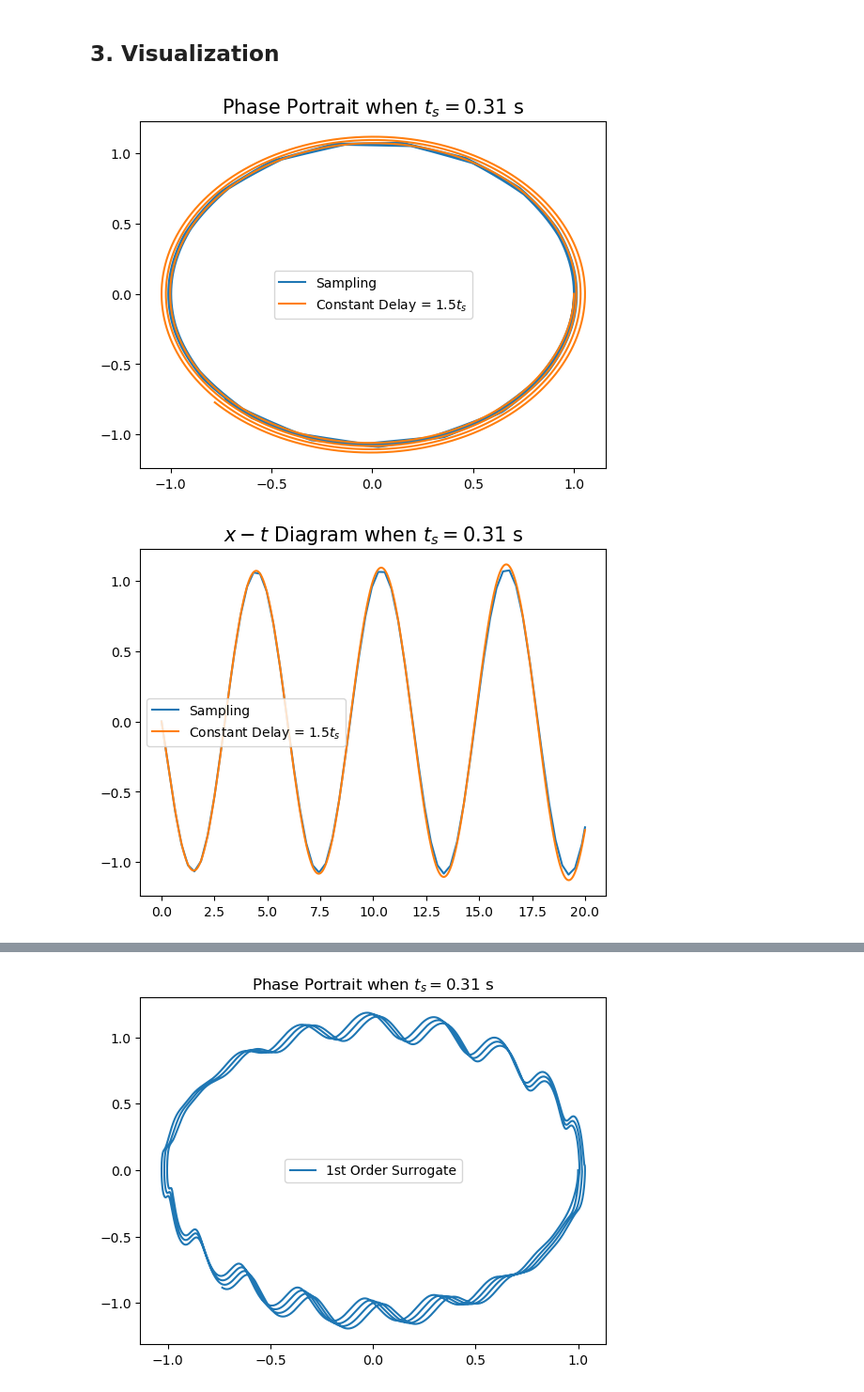
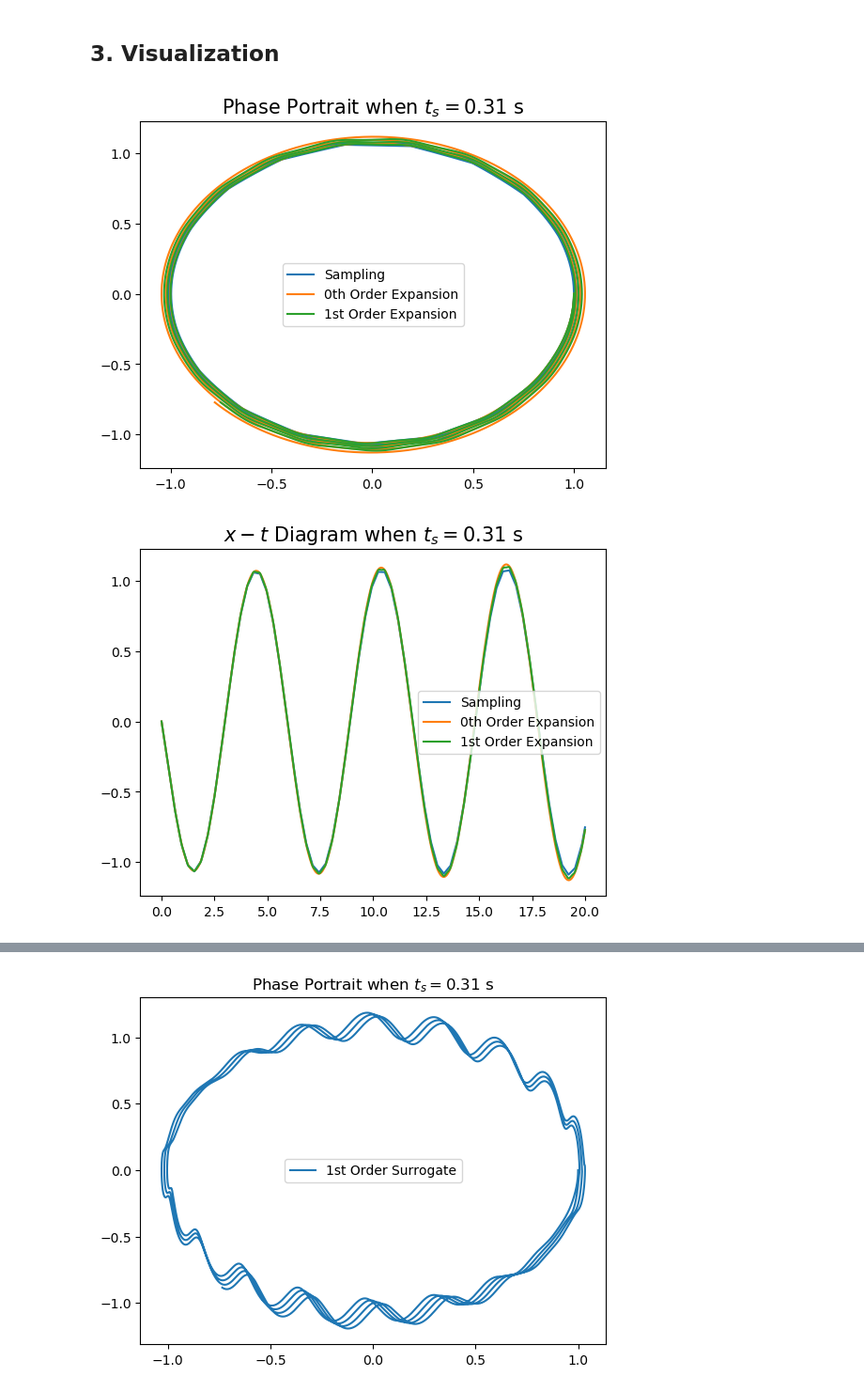
Before and after one commit to CTCingithub/HybridSysTest, a Jupyter notebook: 00Linear/Comparison.ipynb, the cells around one changed output, grey strips where cells are left out. Shown at 94% size. Cells and saved outputs as stored; diff of their text form; code cells hidden in the pictures.

```diff
--- a/00Linear/Comparison.ipynb
+++ b/00Linear/Comparison.ipynb
@@ -39,19 +39,13 @@ SamplingTime = 0.31
 SimulationTime = 20
 
 Data_Sampling = pyxpp.run(SamplingSys, ts=SamplingTime, total=SimulationTime)
+Data_ApproxOrder0 = pyxpp.run(
+    ConstantDelaySys, ts=1.5 * SamplingTime, total=SimulationTime
+)
 Data_ApproxOrder1 = pyxpp.run(Approx_Order1, ts=SamplingTime, total=SimulationTime)
 Data_SurrogateOrder1 = pyxpp.run(
     Surrogate_Order1, epsilon=1, ts=SamplingTime, total=SimulationTime
 )
-Data_Constant_1_DelaySys = pyxpp.run(
-    ConstantDelaySys, ts=SamplingTime, total=SimulationTime
-)
-Data_Constant_1DOT5_DelaySys = pyxpp.run(
-    ConstantDelaySys, ts=1.5 * SamplingTime, total=SimulationTime
-)
-Data_Constant_2_DelaySys = pyxpp.run(
-    ConstantDelaySys, ts=2 * SamplingTime, total=SimulationTime
-)
 # %% [output]
 Illegal character \
 Illegal character \
@@ -64,27 +58,29 @@ Illegal character \
 # %%
 plt.plot(Data_Sampling[:, 1], Data_Sampling[:, 2], label="Sampling")
 plt.plot(
-    Data_Constant_1DOT5_DelaySys[:, 1],
-    Data_Constant_1DOT5_DelaySys[:, 2],
-    label="Constant Delay = " + r"$1.5 t_{s}$",
+    Data_ApproxOrder0[:, 1],
+    Data_ApproxOrder0[:, 2],
+    label="0th Order Expansion",
 )
+plt.plot(Data_ApproxOrder1[:, 1], Data_ApproxOrder1[:, 2], label="1st Order Expansion")
 plt.title(
     "Phase Portrait when " + r"$t_{s} = $" + str(SamplingTime) + " s", fontsize=15
 )
 plt.legend()
 plt.show()
 
 plt.plot(Data_Sampling[:, 0], Data_Sampling[:, 2], label="Sampling")
 plt.plot(
-    Data_Constant_1DOT5_DelaySys[:, 0],
-    Data_Constant_1DOT5_DelaySys[:, 2],
-    label="Constant Delay = " + r"$1.5 t_{s}$",
+    Data_ApproxOrder0[:, 0],
+    Data_ApproxOrder0[:, 2],
+    label="0th Order Expansion",
 )
+plt.plot(Data_ApproxOrder1[:, 0], Data_ApproxOrder1[:, 2], label="1st Order Expansion")
 plt.title(
     r"$x-t$" + " Diagram when " + r"$t_{s} = $" + str(SamplingTime) + " s", fontsize=15
 )
 plt.legend()
 plt.show()
 # %% [output]
-[figure, old version]
+[figure, new version]
-[figure, old version]
+[figure, new version]
```
Also changed, not shown: parts of 1 cell of this notebook.
